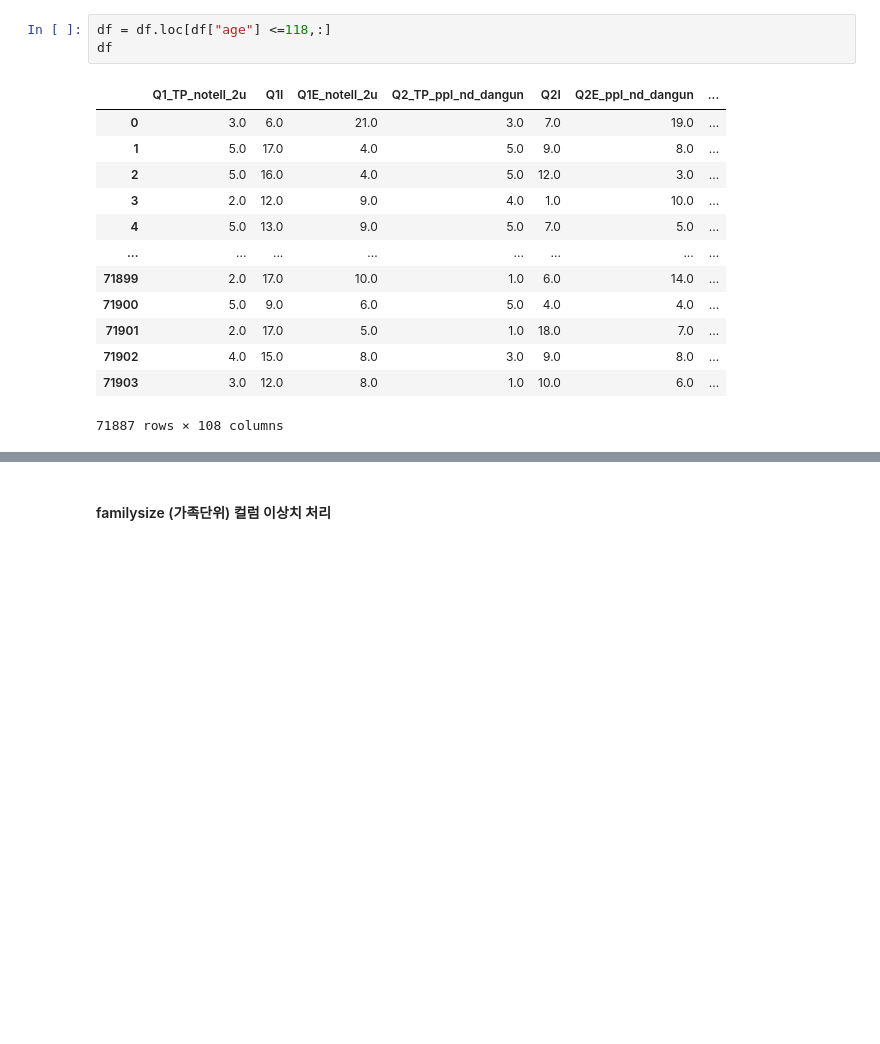
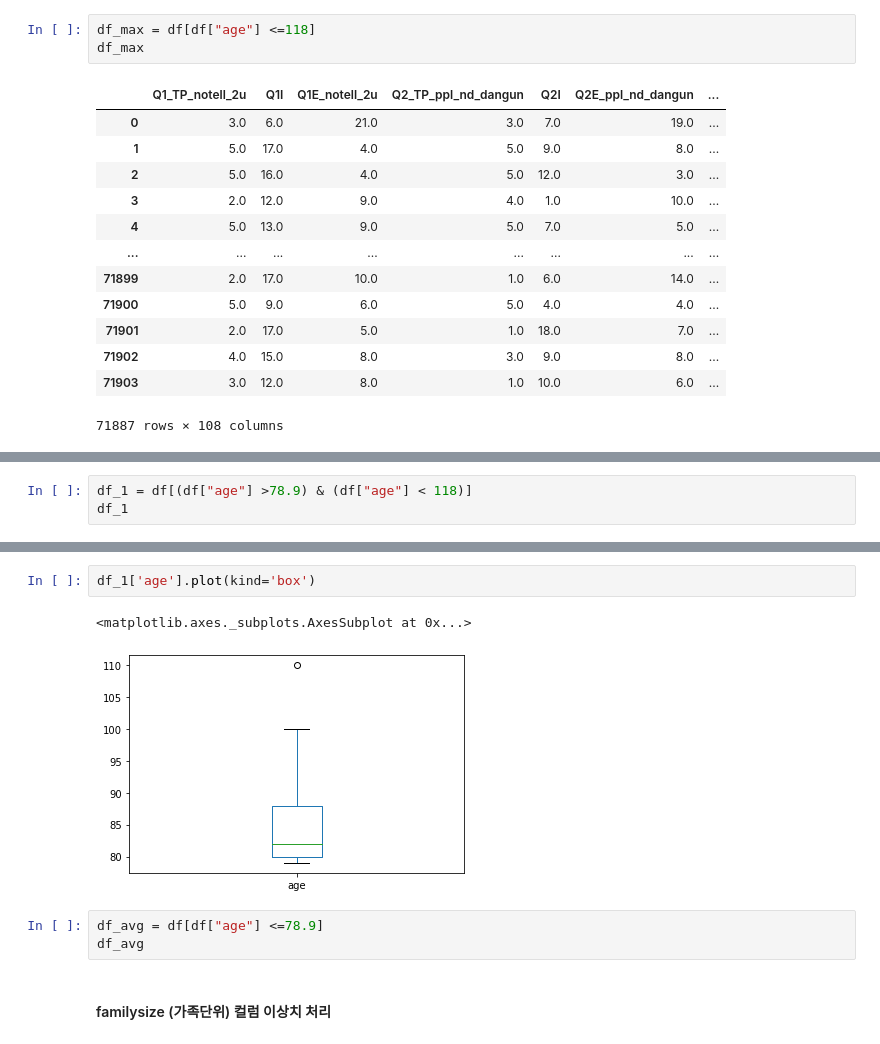
Before and after one commit to dss-14th/ml-repo-3, a Jupyter notebook: data_for_auto_eda_copy.ipynb, the cells around one changed output, grey strips where cells are left out. Drawn from its saved outputs; the diff is of its cells as text; blank space fills up the shorter version.

```diff
--- a/data_for_auto_eda_copy.ipynb
+++ b/data_for_auto_eda_copy.ipynb
@@ -524,8 +529,8 @@ len(df[df["age"] >118])
 # %% [output]
 17
 # %%
-df = df.loc[df["age"] <=118,:]
-df
+df_max = df[df["age"] <=118]
+df_max
 # %% [output]
 |  | Q1_TP_notell_2u | Q1I | Q1E_notell_2u | Q2_TP_ppl_nd_dangun | Q2I | Q2E_ppl_nd_dangun | ... |
 | 0 | 3.0 | 6.0 | 21.0 | 3.0 | 7.0 | 19.0 | ... |
@@ -542,0 +551,3 @@ df
+# %%
+df_1 = df[(df["age"] >78.9) & (df["age"] < 118)]
+df_1
@@ -543,3 +573,11 @@ df
+# %%
+df_1['age'].plot(kind='box')
+# %% [output]
+<matplotlib.axes._subplots.AxesSubplot at 0x...>
+[figure, added]
+# %%
+df_avg = df[df["age"] <=78.9]
+df_avg
 # %% [markdown]
 #### familysize (가족단위) 컬럼 이상치 처리
 # %% [markdown]
```
Also changed, not shown: parts of 39 cells of this notebook, 1 other file.
